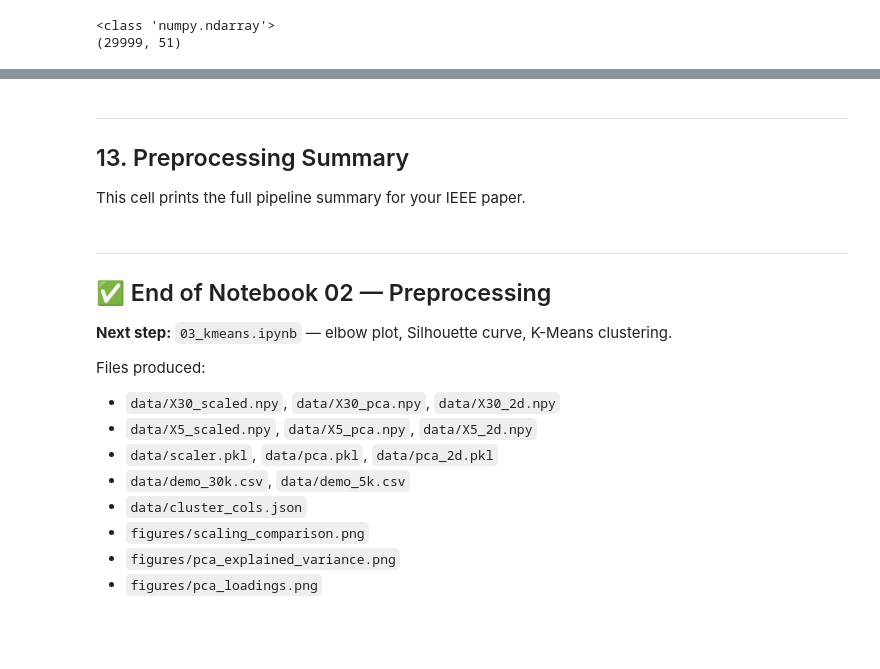
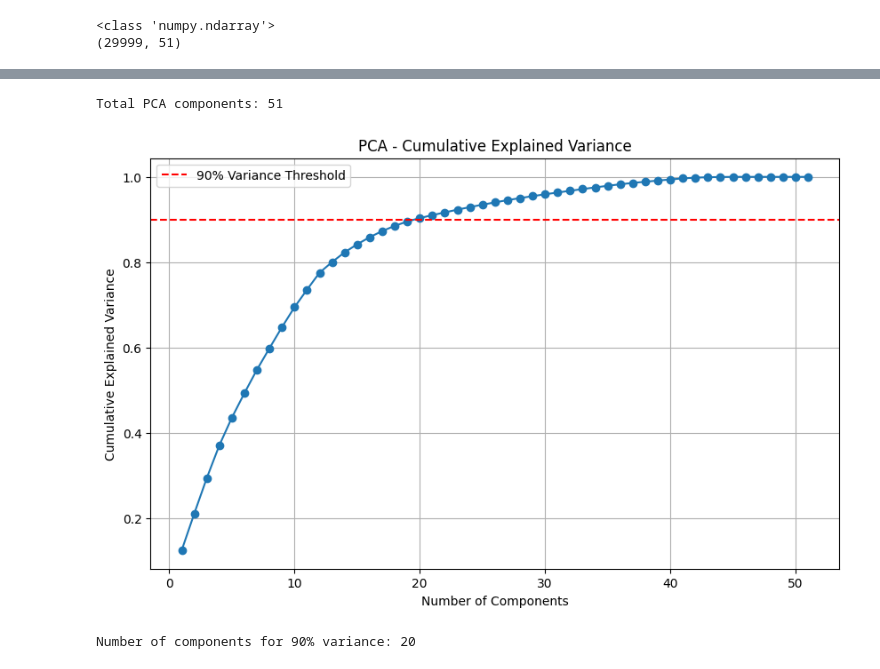
Before and after one commit to Santyago710/challenge5__3, a Jupyter notebook: notebooks/02_preprocessing.ipynb, the cells around one changed output, grey strips where cells are left out. Saved outputs shown, nothing was run; the diff lists cells and outputs as text; code cells hidden in the pictures; blank space fills up the shorter version.

Commit message:
Notebook 3

```diff
--- a/notebooks/02_preprocessing.ipynb
+++ b/notebooks/02_preprocessing.ipynb
@@ -767,5 +385,0 @@ print(f'  X5_pca      : {X5_pca.shape}      → Hierarchical (PCA reduced)')
-# %% [markdown]
----
-## 13. Preprocessing Summary
-
-This cell prints the full pipeline summary for your IEEE paper.
@@ -800,15 +386,59 @@ print('=' * 65)
-# %% [markdown]
----
-## ✅ End of Notebook 02 — Preprocessing
-
-**Next step:** `03_kmeans.ipynb` — elbow plot, Silhouette curve, K-Means clustering.
-
-Files produced:
-- `data/X30_scaled.npy`, `data/X30_pca.npy`, `data/X30_2d.npy`
-- `data/X5_scaled.npy`,  `data/X5_pca.npy`,  `data/X5_2d.npy`
-- `data/scaler.pkl`, `data/pca.pkl`, `data/pca_2d.pkl`
-- `data/demo_30k.csv`, `data/demo_5k.csv`
-- `data/cluster_cols.json`
-- `figures/scaling_comparison.png`
-- `figures/pca_explained_variance.png`
-- `figures/pca_loadings.png`
+# %%
+from sklearn.decomposition import PCA
+
+RANDOM_STATE = 42
+# %%
+# =========================
+# PCA - Explained Variance
+# =========================
+
+pca_full = PCA(random_state=RANDOM_STATE)
+
+pca_full.fit(X_processed)
+
+explained_variance = pca_full.explained_variance_ratio_
+cumulative_variance = np.cumsum(explained_variance)
+
+print("Total PCA components:", len(explained_variance))
+# %% [output]
+Total PCA components: 51
+# %%
+# =========================
+# Cumulative Variance Plot
+# =========================
+
+plt.figure(figsize=(10, 6))
+
+plt.plot(
+    range(1, len(cumulative_variance) + 1),
+    cumulative_variance,
+    marker='o'
+)
+
+plt.axhline(
+    y=0.90,
+    color='red',
+    linestyle='--',
+    label='90% Variance Threshold'
+)
+
+plt.xlabel("Number of Components")
+plt.ylabel("Cumulative Explained Variance")
+plt.title("PCA - Cumulative Explained Variance")
+plt.legend()
+
+plt.grid(True)
+
+plt.show()
+# %% [output]
+[figure, added]
+# %%
+# =========================
+# Optimal number of components
+# =========================
+
+n_components_90 = np.argmax(cumulative_variance >= 0.90) + 1
+
+print(f"Number of components for 90% variance: {n_components_90}")
+# %% [output]
+Number of components for 90% variance: 20
```
Also changed, not shown: parts of 28 cells of this notebook, 3 other files.
